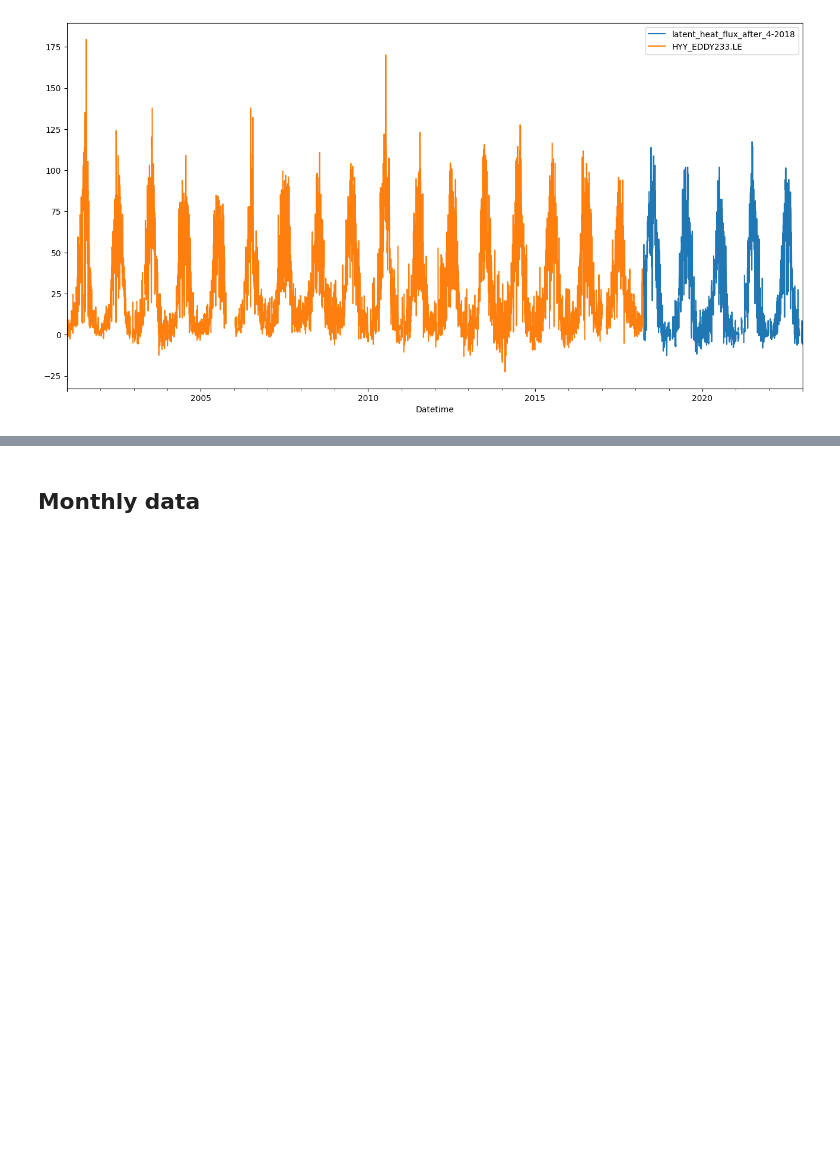
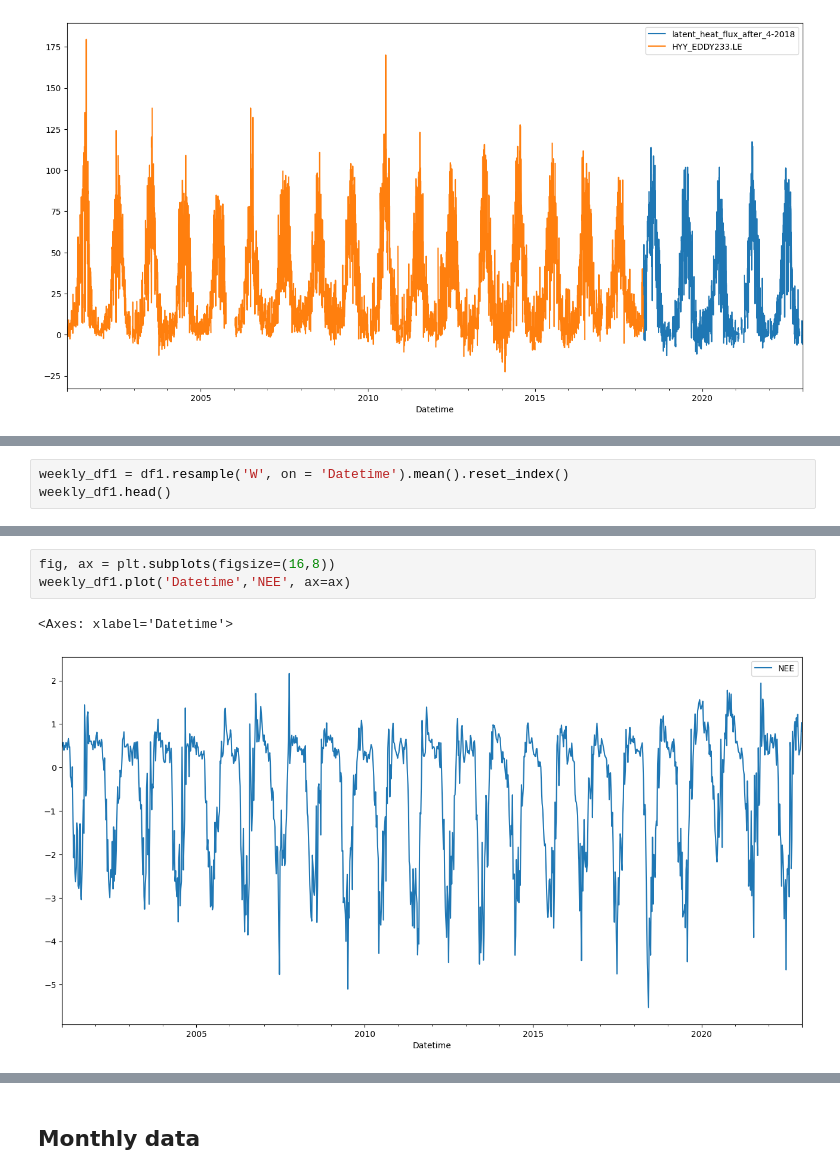
Before and after one commit to ramipiik/Data-Science-Project, a Jupyter notebook: Projektitestailua.ipynb, the cells around one changed output, grey strips where cells are left out. Saved outputs shown, nothing was run; the diff lists cells and outputs as text; blank space fills up the shorter version.

Commit message:
Add weekly resolution

```diff
--- a/Projektitestailua.ipynb
+++ b/Projektitestailua.ipynb
@@ -157,0 +161,3 @@ daily_df4.plot('Datetime', 'HYY_EDDY233.LE', ax=ax)
+# %%
+weekly_df1 = df1.resample('W', on = 'Datetime').mean().reset_index()
+weekly_df1.head()
@@ -157,0 +171,6 @@ daily_df4.plot('Datetime', 'HYY_EDDY233.LE', ax=ax)
+# %%
+fig, ax = plt.subplots(figsize=(16,8))
+weekly_df1.plot('Datetime','NEE', ax=ax)
+# %% [output]
+<Axes: xlabel='Datetime'>
+[figure, added]
```
Also changed, not shown: parts of 12 cells of this notebook.
